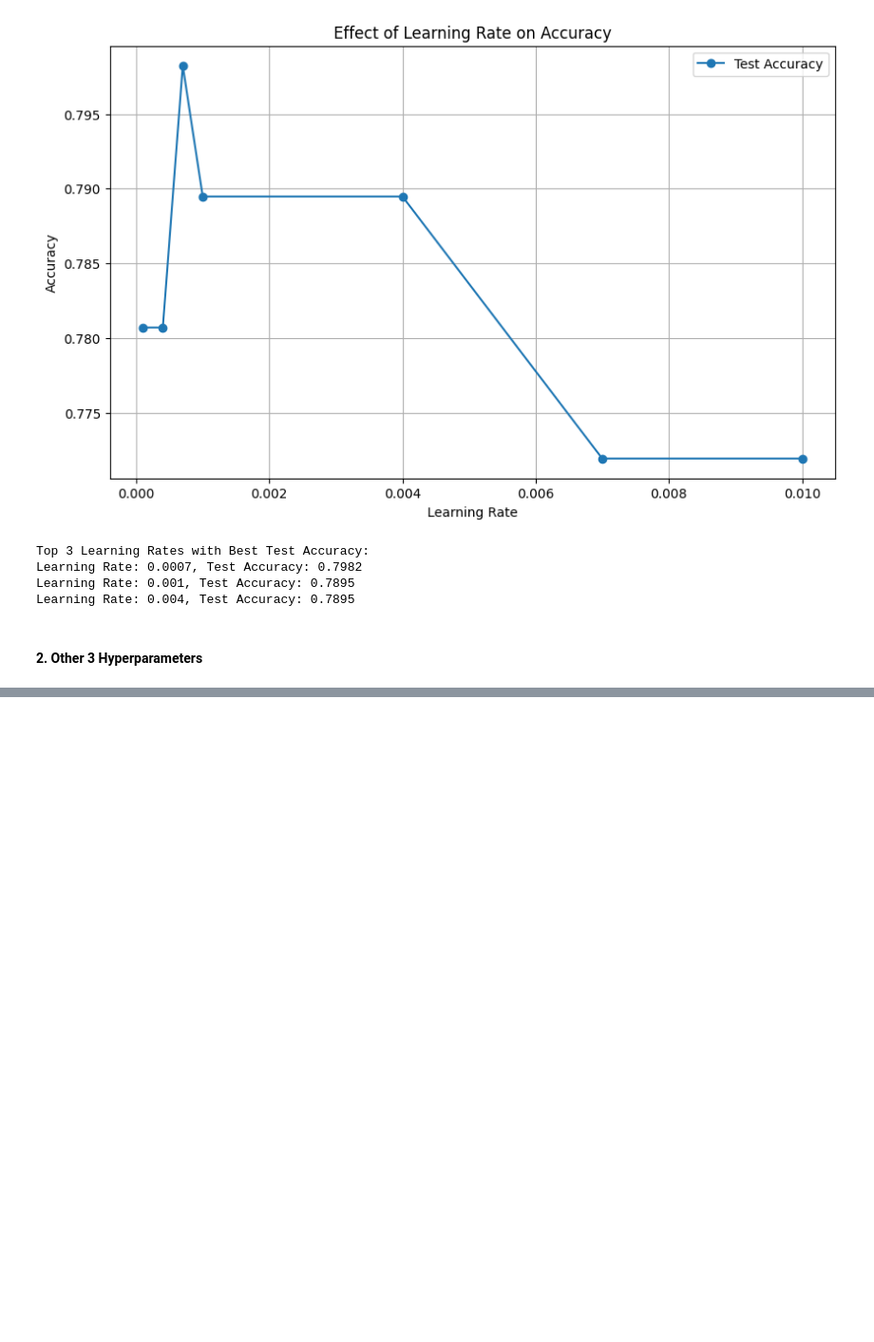
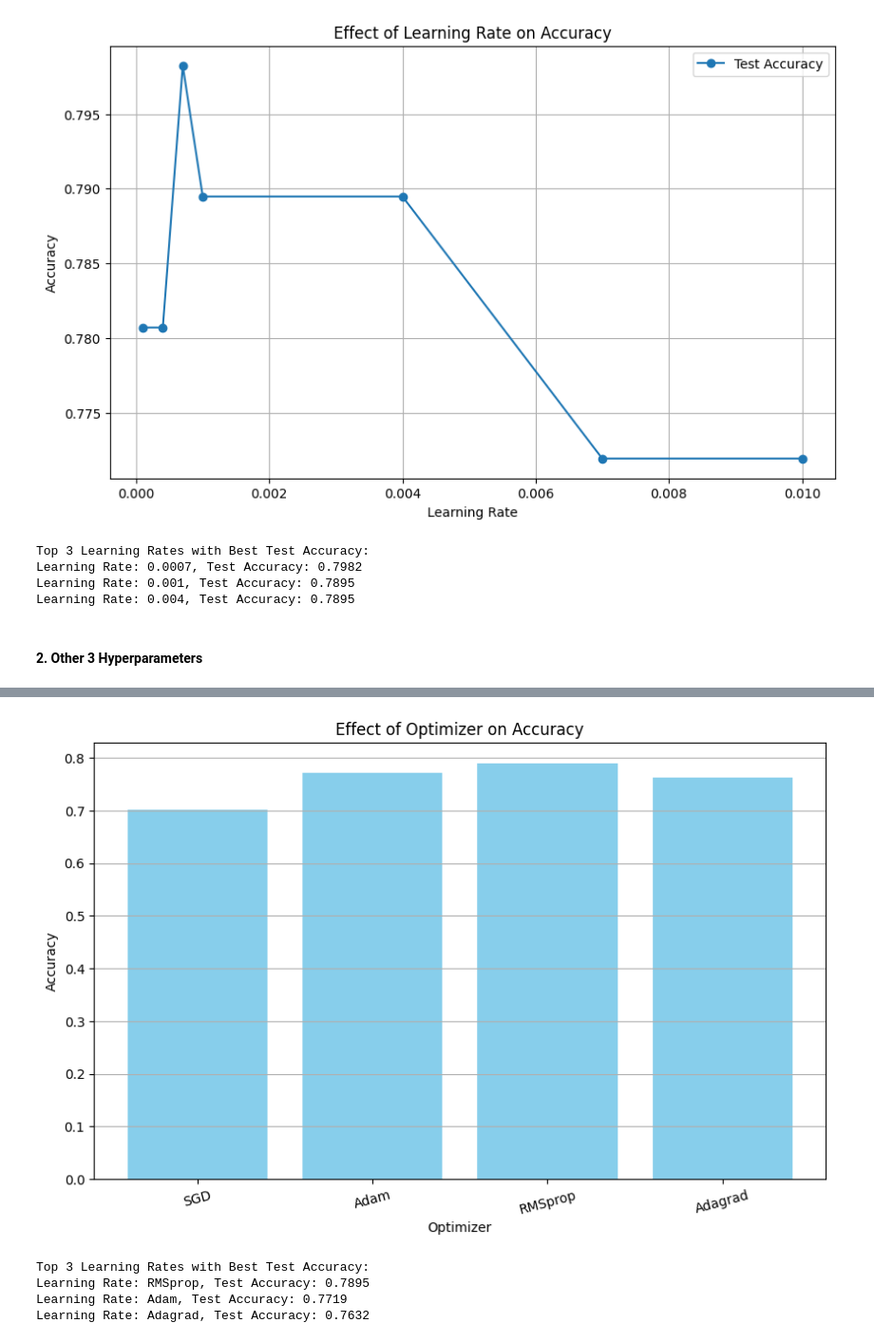
Before and after one commit to Kanika1201/ML-Project-2, a Jupyter notebook: Part1_All_Steps.ipynb, the cells around one changed output, grey strips where cells are left out. Shown: that part at 95% size. Cells and saved outputs as stored; diff of their text form; code cells hidden in the pictures; blank space fills up the shorter version.

```diff
--- a/Part1_All_Steps.ipynb
+++ b/Part1_All_Steps.ipynb
@@ -262,7 +262,7 @@ optimizer = optim.Adam(model.parameters(), lr=0.0001)
 best_model_path = "best_model.pth"  # This will save the file in the current directory
 # %%
 # Training the model
-def train(model, X_train_tensor, y_train_tensor, X_val_tensor, y_val_tensor, epochs=20, batch_size=32):
+def train(model, X_train_tensor, y_train_tensor, X_val_tensor, y_val_tensor, epochs, batch_size=32):
     train_loss = []
     val_loss_list = []
     val_acc_list = []
@@ -333,7 +333,7 @@ def train(model, X_train_tensor, y_train_tensor, X_val_tensor, y_val_tensor, epo
 
     return train_loss, val_loss_list, val_acc_list, train_acc_list
 
-train_loss, val_loss_list, val_acc_list, train_acc_list = train(model, X_train_tensor, y_train_tensor, X_val_tensor, y_val_tensor)
+train_loss, val_loss_list, val_acc_list, train_acc_list = train(model, X_train_tensor, y_train_tensor, X_val_tensor, y_val_tensor, epochs=20)
 # %% [output]
 New best model saved at epoch 1 with validation accuracy 0.5526
 Epoch 1/20, Train Loss: 0.6922, Validation Loss: 0.6909, Validation Accuracy: 0.5526
@@ -469,7 +469,7 @@ for rate in learning_rates:
   best_model_path = "best_model_lr.pth"
 
   # Train
-  train_loss, val_loss_list, val_acc_list, train_acc_list = train(model, X_train_tensor, y_train_tensor, X_val_tensor, y_val_tensor)
+  train_loss, val_loss_list, val_acc_list, train_acc_list = train(model, X_train_tensor, y_train_tensor, X_val_tensor, y_val_tensor, epochs=20)
 
   model.load_state_dict(torch.load('best_model_lr.pth'))
 
@@ -635,0 +695,47 @@ Optimizer
+# %%
+# Optimizers to test
+optimizers = [
+    ('SGD', optim.SGD),
+    ('Adam', optim.Adam),
+    ('RMSprop', optim.RMSprop),
+    ('Adagrad', optim.Adagrad)
+]
+
+test_accuracies = []
+accuracy_with_optimizer = []
+
+for optimizer_name, optimizer_class in optimizers:
+    print(f"Training with Optimizer: {optimizer_name}")
+
+    # Define Hyperparameters
+    loss_function = nn.BCELoss()
+
+    # Initialize the optimizer with Part 1 learning rate, ie 0.0001
+    optimizer = optimizer_class(model.parameters(), lr=0.001)
+    best_model_path = "best_model_optimizer.pth"
+
+    # Train
+    train_loss, val_loss_list, val_acc_list, train_acc_list = train(model, X_train_tensor, y_train_tensor, X_val_tensor, y_val_tensor, epochs=50)
+
+    # Load the best model
+    model.load_state_dict(torch.load(best_model_path))
+
+    # Test
+    accuracy, precision, recall, f1, test_loss, y_true, y_pred, test_outputs = eval(model, X_test_tensor, y_test_tensor)
+
+    # Combine accuracies
+    test_accuracies.append(accuracy)
+
+    # Store accuracy and corresponding optimizer
+    accuracy_with_optimizer.append((optimizer_name, accuracy))
+
+# Plot
+plt.figure(figsize=(10, 6))
+plt.bar([opt[0] for opt in accuracy_with_optimizer], test_accuracies, color='skyblue')
+plt.title('Effect of Optimizer on Accuracy')
+plt.xlabel('Optimizer')
+plt.ylabel('Accuracy')
+plt.xticks(rotation=15)
+plt.grid(axis='y')
+plt.show()
+# %% [output]
@@ -635,0 +810,14 @@ Optimizer
+[figure, added]
+# %%
+# top 3 learning rates
+accuracy_with_optimizer.sort(key=lambda x: x[1], reverse=True)
+
+# Output the best three setups for learning rates
+print("Top 3 Learning Rates with Best Test Accuracy:")
+for i in range(3):
+    print(f"Learning Rate: {accuracy_with_optimizer[i][0]}, Test Accuracy: {accuracy_with_optimizer[i][1]:.4f}")
+# %% [output]
+Top 3 Learning Rates with Best Test Accuracy:
+Learning Rate: RMSprop, Test Accuracy: 0.7895
+Learning Rate: Adam, Test Accuracy: 0.7719
+Learning Rate: Adagrad, Test Accuracy: 0.7632
```
Also changed, not shown: parts of 3 cells of this notebook.
